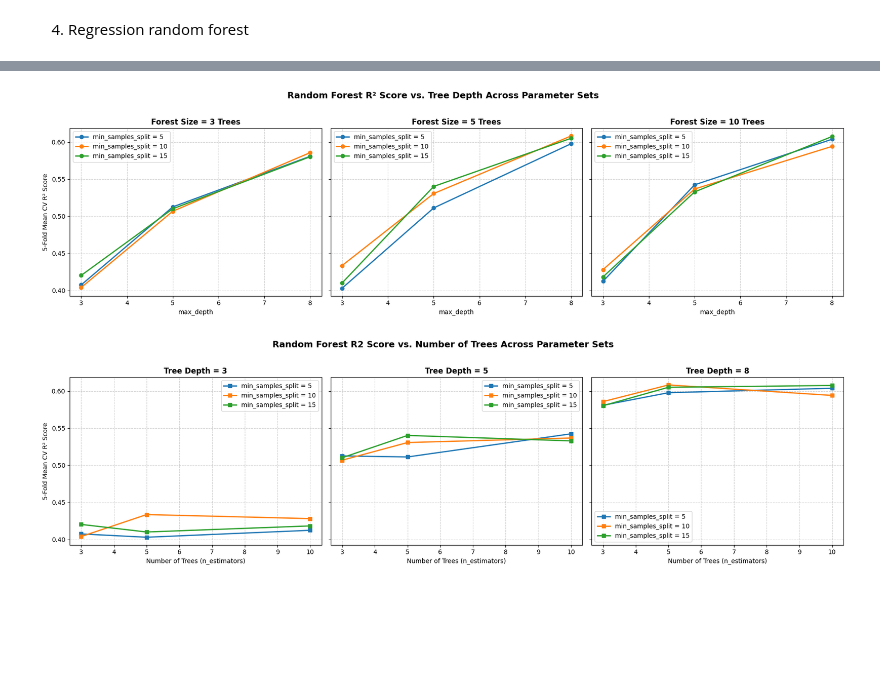
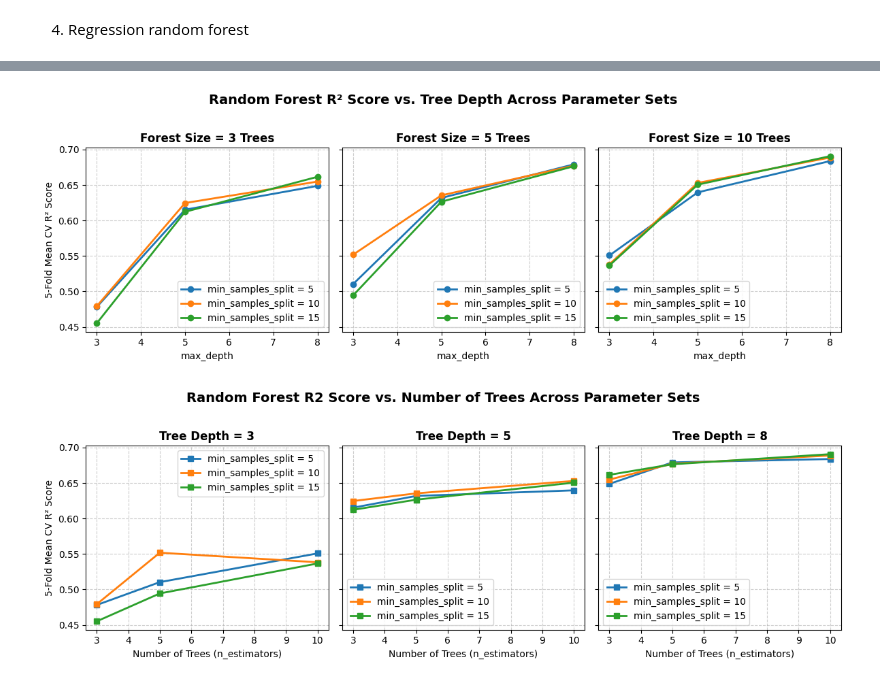
Before and after one commit to Dennnnnnnnnn/Machine-Learning-1, a Jupyter notebook: Lab2/Lab2.ipynb, the cells around one changed output, grey strips where cells are left out. Saved outputs shown, nothing was run; the diff lists cells and outputs as text; code cells hidden in the pictures; blank space fills up the shorter version.

```diff
--- a/Lab2/Lab2.ipynb
+++ b/Lab2/Lab2.ipynb
@@ -1139,6 +786,8 @@ for ind, comb in enumerate(params_combinations):
             "Val_Precision": validation_performance["Precision"],
             "Train_Sensitivity": train_performance["Sensitivity"],
             "Val_Sensitivity": validation_performance["Sensitivity"],
+            "Train_Specificity": train_performance["Specificity"],
+            "Val_Specificity": validation_performance["Specificity"],
             "Train_F1": train_performance["F1-Score"],
             "Val_F1": validation_performance["F1-Score"],
         }
@@ -1271,8 +943,6 @@ best_tree.plot_my_tree(max_depth=3)
 4. Regression random forest
 # %%
 class CustomRandomForestRegressor:
-    """Random Forest Regressor wrapping CustomRegressionTree instances with Bagging and Feature Subsampling."""
-
     def __init__(
         self,
         n_estimators=10,
@@ -1288,14 +958,13 @@ class CustomRandomForestRegressor:
         self.max_depth = max_depth
         self.min_samples_split = min_samples_split
         self.num_thresholds = num_thresholds
-        self.max_features = max_features  # STORE IT
+        self.max_features = max_features
         self.categorical_cols = categorical_cols or []
         self.binary_cols = binary_cols or []
         self.numeric_cols = numeric_cols or []
         self.trees = []
 
     def _bootstrap_sample(self, X, y):
-        """Generates a random bootstrap sample with replacement."""
         n_samples = len(X)
         indices = np.random.choice(n_samples, size=n_samples, replace=True)
         return X.iloc[indices].reset_index(drop=True), y.iloc[
@@ -1303,20 +972,17 @@ class CustomRandomForestRegressor:
         ].reset_index(drop=True)
 
     def fit(self, X, y):
-        """Fits n_estimators individual regression trees on bootstrap samples."""
         self.trees = []
         X_df = X.copy().reset_index(drop=True)
         y_ser = y.copy().reset_index(drop=True)
 
         for i in range(self.n_estimators):
             X_sample, y_sample = self._bootstrap_sample(X_df, y_ser)
-
-            # 2. PASS max_features down to CustomRegressionTree
             tree = CustomRegressionTree(
                 max_depth=self.max_depth,
                 min_samples_split=self.min_samples_split,
                 num_thresholds=self.num_thresholds,
-                max_features=self.max_features,  # PASSED HERE
+                max_features=self.max_features,
                 categorical_cols=self.categorical_cols,
                 binary_cols=self.binary_cols,
                 numeric_cols=self.numeric_cols,
@@ -1326,28 +992,28 @@ class CustomRandomForestRegressor:
             self.trees.append(tree)
 
         print(
-            f"Successfully trained Random Forest with {self.n_estimators} trees, max_depth: {self.max_depth}, min_samples_split: {min_samples_split} ! 🌲"
+            f"Trained random forest with {self.n_estimators} trees, max_depth: {self.max_depth}, min_samples_split: {self.min_samples_split}"
         )
         return self
 
     def predict(self, X):
-        """Predicts continuous target values by averaging predictions across all trees."""
         X_df = X.copy().reset_index(drop=True)
-
-        # Collect predictions from each tree: shape -> (n_estimators, n_samples)
         tree_predictions = np.array([tree.predict(X_df) for tree in self.trees])
-
-        # Average across columns (axis=0) for regression ensemble output
         return np.mean(tree_predictions, axis=0)
 # %%
 from sklearn.model_selection import KFold
+import random
 
-X_test_cust = train_df.drop(columns='Price')
-y_test_cust = train_df["Price"]
+SEED = 42
+np.random.seed(SEED)
+random.seed(SEED)
+
+X_train_cust = train_df.drop(columns='Price')
+y_train_cust = train_df["Price"]
 X_validation_cust = validation_df.drop(columns=['Price'])
 y_validation_cust = validation_df['Price']
-X_values = (pd.concat([X_test_cust, X_validation_cust], axis=0).reset_index(drop=True))
-y_values = (pd.concat([y_test_cust, y_validation_cust], axis=0).reset_index(drop=True))
+X_values = (pd.concat([X_train_cust, X_validation_cust], axis=0).reset_index(drop=True))
+y_values = (pd.concat([y_train_cust, y_validation_cust], axis=0).reset_index(drop=True))
 
 n_estimators_list = [3, 5, 10]
 max_depth_list = [3, 5, 8]
@@ -1356,7 +1022,6 @@ min_samples_split_list = [5, 10, 15]
 kf = KFold(n_splits=5, shuffle=True, random_state=42)
 cv_results = []
 
-# 3. Perform 5-Fold Cross-Validation across all 27 combinations
 for n_trees in n_estimators_list:
     for depth in max_depth_list:
         for min_split in min_samples_split_list:
@@ -1367,7 +1032,6 @@ for n_trees in n_estimators_list:
                 X_tr, y_tr = X_values.iloc[train_idx], y_values.iloc[train_idx]
                 X_va, y_va = X_values.iloc[val_idx], y_values.iloc[val_idx]
 
-                # Train Custom Random Forest
                 rf = CustomRandomForestRegressor(
                     n_estimators=n_trees,
                     max_depth=depth,
@@ -1430,5 +1094,5 @@ Top custom conf
 # %%
-fig, axes = plt.subplots(1, 3, figsize=(18, 5), sharey=True)
+fig, axes = plt.subplots(1, 3, figsize=(12, 4), sharey=True)
 colors = {5: "#1f77b4", 10: "#ff7f0e", 15: "#2ca02c"}
 
 for idx, n_trees in enumerate(n_estimators_list):
@@ -1463,39 +1127,39 @@ plt.tight_layout()
 plt.show()
 
 
-fig, axes = plt.subplots(1, 3, figsize=(18, 5), sharey=True)
+fig, axes = plt.subplots(1, 3, figsize=(12, 4), sharey=True)
 for idx, depth in enumerate([3, 5, 8]):
     ax = axes[idx]
     df_depth = df_cv_results[df_cv_results["max_depth"] == depth]
 
     for min_split in [5, 10, 15]:
         df_sub = df_depth[df_depth["min_samples_split"] == min_split]
         ax.plot(
             df_sub["n_estimators"],
             df_sub["Mean_CV_R2"],
             marker="s",
             linewidth=2,
             label=f"min_samples_split = {min_split}",
             color=colors[min_split],
         )
 
     ax.set_title(f"Tree Depth = {depth}", fontsize=12, fontweight="bold")
     ax.set_xlabel("Number of Trees (n_estimators)", fontsize=10)
     if idx == 0:
         ax.set_ylabel("5-Fold Mean CV R² Score", fontsize=10)
     ax.grid(True, linestyle="--", alpha=0.6)
     ax.legend()
 
 plt.suptitle("Random Forest R2 Score vs. Number of Trees Across Parameter Sets",
     fontsize=14,
     fontweight="bold",
     y=1.02,
 )
 plt.tight_layout()
 plt.show()
 # %% [output]
-[figure, old version]
+[figure, new version]
-[figure, old version]
+[figure, new version]
 # %%
 from sklearn.ensemble import RandomForestRegressor
 
```
Also changed, not shown: parts of 26 cells of this notebook, 1 other file.
